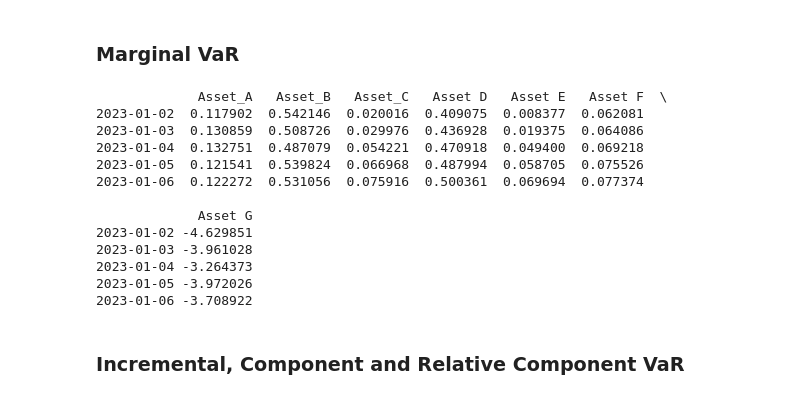
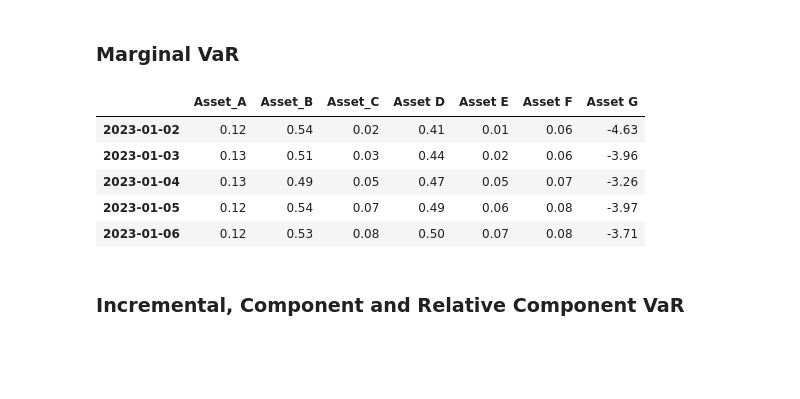
Before and after one commit to Alessandro-Dodon/pyvar, a Jupyter notebook: Functions/TestPortfolios.ipynb, the cells around one changed output. Cells and saved outputs as stored; diff of their text form; code cells hidden in the pictures; blank space fills up the shorter version.

```diff
--- a/Functions/TestPortfolios.ipynb
+++ b/Functions/TestPortfolios.ipynb
@@ -77,29 +49,20 @@ var = pv.var_asset_normal(static_position, confidence_level=0.99)
 You must provide a time series of positions (at least 2 rows).
 # %% [markdown]
 ### Marginal VaR
-# %%
-# Call the marginal_var function
-marginal_df = pv.marginal_var(
-    position_data=position_data,
-    confidence_level=confidence_level,
-    holding_period=holding_period
-)
-
-# Print the result
-print(marginal_df)
-# %% [output]
-             Asset_A   Asset_B   Asset_C   Asset D   Asset E   Asset F  \
-2023-01-02  0.117902  0.542146  0.020016  0.409075  0.008377  0.062081
-2023-01-03  0.130859  0.508726  0.029976  0.436928  0.019375  0.064086
-2023-01-04  0.132751  0.487079  0.054221  0.470918  0.049400  0.069218
-2023-01-05  0.121541  0.539824  0.066968  0.487994  0.058705  0.075526
-2023-01-06  0.122272  0.531056  0.075916  0.500361  0.069694  0.077374
-
-             Asset G
-2023-01-02 -4.629851
-2023-01-03 -3.961028
-2023-01-04 -3.264373
-2023-01-05 -3.972026
-2023-01-06 -3.708922
+# %%
+# Compute and display Marginal VaR (styled table)
+marginal_df = pv.marginal_var(
+    position_data=position_data,
+    confidence_level=0.99,
+    holding_period=1,
+    display_table=True  # Enables styled notebook output
+)
+# %% [output]
+|  | Asset_A | Asset_B | Asset_C | Asset D | Asset E | Asset F | Asset G |
+| 2023-01-02 | 0.12 | 0.54 | 0.02 | 0.41 | 0.01 | 0.06 | -4.63 |
+| 2023-01-03 | 0.13 | 0.51 | 0.03 | 0.44 | 0.02 | 0.06 | -3.96 |
+| 2023-01-04 | 0.13 | 0.49 | 0.05 | 0.47 | 0.05 | 0.07 | -3.26 |
+| 2023-01-05 | 0.12 | 0.54 | 0.07 | 0.49 | 0.06 | 0.08 | -3.97 |
+| 2023-01-06 | 0.12 | 0.53 | 0.08 | 0.50 | 0.07 | 0.08 | -3.71 |
 # %% [markdown]
 ### Incremental, Component and Relative Component VaR
```
Also changed, not shown: parts of 10 cells of this notebook, 7 other files.
